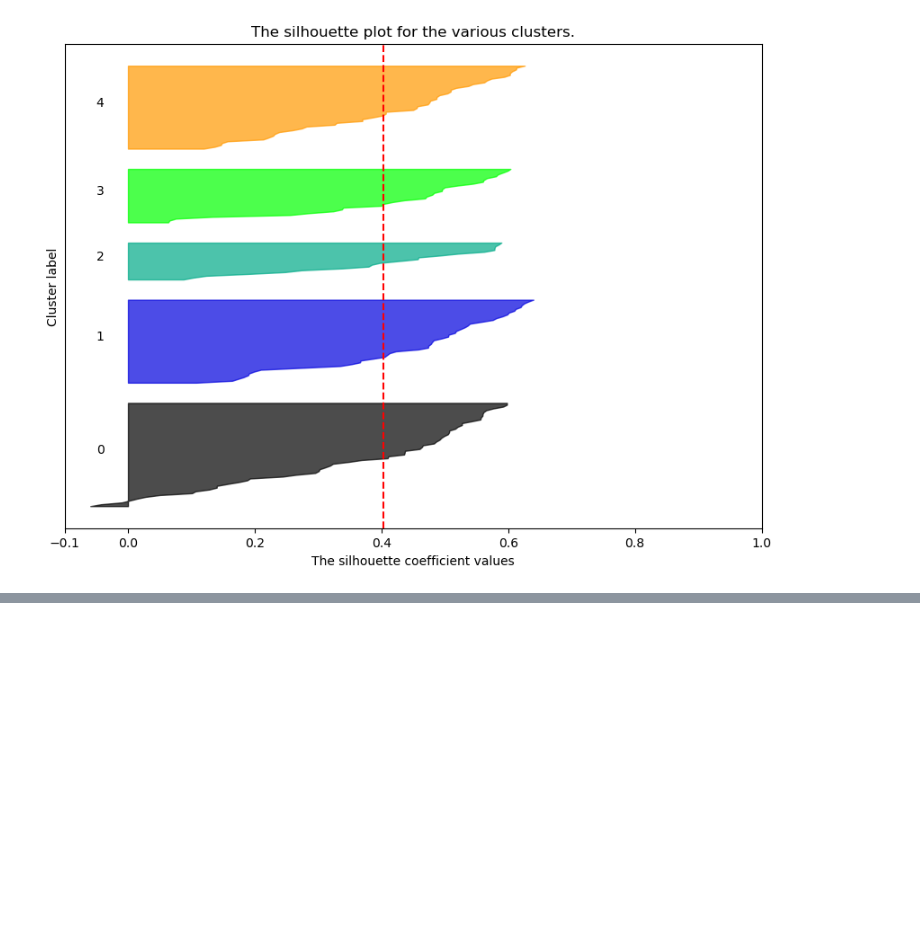
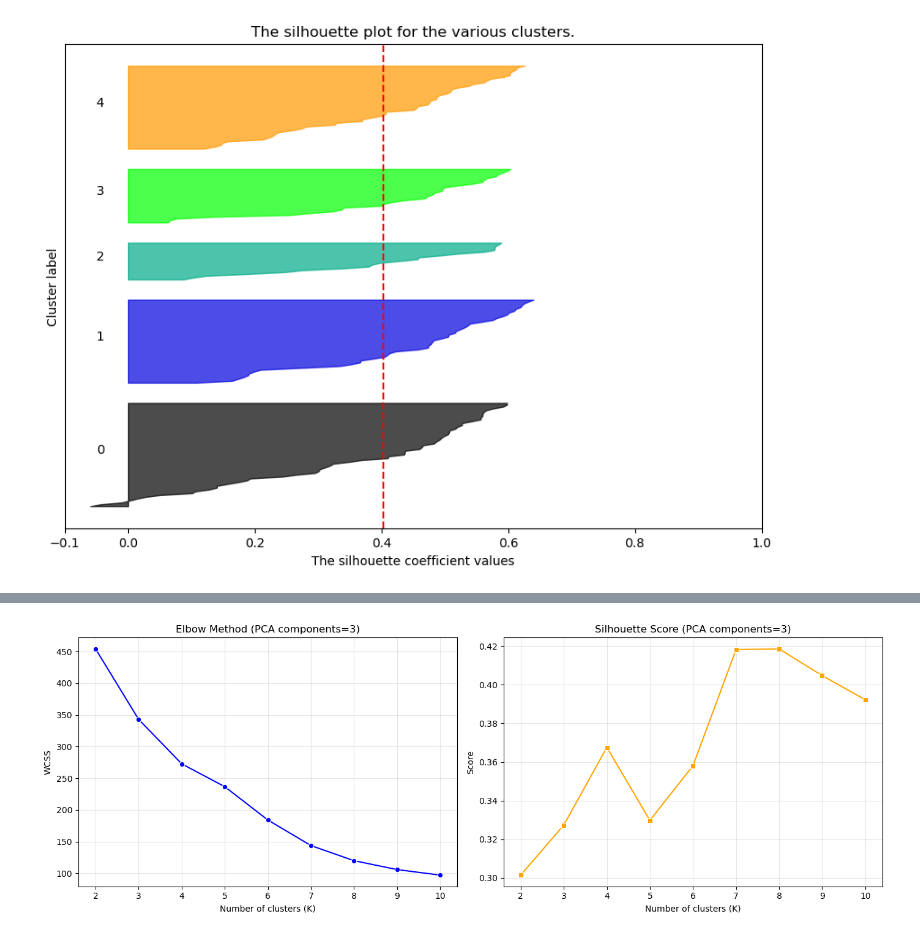
Before and after one commit to dhrhee96/hipython, a Jupyter notebook: ml/9_mallcustomers.ipynb, the cells around one changed output, grey strips where cells are left out. Drawn from its saved outputs; the diff is of its cells as text; code cells hidden in the pictures; blank space fills up the shorter version.

```diff
--- a/ml/9_mallcustomers.ipynb
+++ b/ml/9_mallcustomers.ipynb
@@ -217,0 +282,79 @@ For n_clusters = 5, The average silhouette_score is : 0.4038
+# %%
+from sklearn.decomposition import PCA
+from sklearn.cluster import KMeans
+from sklearn.metrics import silhouette_score
+import matplotlib.pyplot as plt
+import seaborn as sns
+import pandas as pd
+import numpy as np
+
+# ---------------------------------------------------------
+# [1단계] PCA 최적 차원 찾기 및 변환
+# ---------------------------------------------------------
+# 임시로 전체 주성분에 대해 PCA를 수행하여 누적 분산 비율 확인
+pca_full = PCA()
+pca_full.fit(df_scaled)  # 변수명이 다르면 여기서 수정 (예: df_scaled)
+
+cumulative_variance_ratio = np.cumsum(pca_full.explained_variance_ratio_)
+threshold = 0.8  # 원본 데이터의 80% 분산 보존 기준
+
+# 80% 이상을 보존하는 최초의 차원 수 계산
+optimal_n_components = np.argmax(cumulative_variance_ratio >= threshold) + 1
+print(f"★ 원본 데이터의 {int(threshold*100)}% 이상을 보존하기 위한 최적의 주성분 개수: {optimal_n_components}개\n")
+
+# 최적화된 개수로 PCA 최종 적용
+pca_optimal = PCA(n_components=optimal_n_components)
+X_pca_optimal = pca_optimal.fit_transform(df_scaled)
+
+
+# ---------------------------------------------------------
+# [2단계] 변환된 데이터로 최적의 K값 찾기 (Elbow & Silhouette)
+# ---------------------------------------------------------
+wcss = []
+silhouette_scores = []
+k_range = range(2, 11)
+
+for k in k_range:
+    kmeans = KMeans(n_clusters=k, init='k-means++', random_state=42)
+    kmeans.fit(X_pca_optimal)
+    wcss.append(kmeans.inertia_)
+    silhouette_scores.append(silhouette_score(X_pca_optimal, kmeans.labels_))
+
+
+# ---------------------------------------------------------
+# [3단계] 수치형 데이터 표 출력
+# ---------------------------------------------------------
+results_df = pd.DataFrame({
+    'K (군집 수)': list(k_range),
+    'WCSS (오차제곱합)': wcss,
+    'Silhouette Score (실루엣 점수)': silhouette_scores
+})
+
+print("=== 최적화된 PCA 적용 후 K값에 따른 군집화 평가 지표 ===")
+# 실루엣 점수가 가장 높은 순(내림차순)으로 정렬하여 출력
+print(results_df.sort_values(by='Silhouette Score (실루엣 점수)', ascending=False).to_string(index=False))
+print("\n")
+
+
+# ---------------------------------------------------------
+# [4단계] 시각화 도표 출력
+# ---------------------------------------------------------
+fig, ax = plt.subplots(1, 2, figsize=(14, 5))
+
+# Elbow Method 그래프
+sns.lineplot(x=list(k_range), y=wcss, marker='o', ax=ax[0], color='blue')
+ax[0].set_title(f'Elbow Method (PCA components={optimal_n_components})')
+ax[0].set_xlabel('Number of clusters (K)')
+ax[0].set_ylabel('WCSS')
+ax[0].grid(True, alpha=0.3)
+
+# Silhouette Score 그래프
+sns.lineplot(x=list(k_range), y=silhouette_scores, marker='s', ax=ax[1], color='orange')
+ax[1].set_title(f'Silhouette Score (PCA components={optimal_n_components})')
+ax[1].set_xlabel('Number of clusters (K)')
+ax[1].set_ylabel('Score')
+ax[1].grid(True, alpha=0.3)
+
+plt.tight_layout()
+plt.show()
+# %% [output]
@@ -217,0 +374 @@ For n_clusters = 5, The average silhouette_score is : 0.4038
+[figure, added]
```
Also changed, not shown: parts of 6 cells of this notebook.
